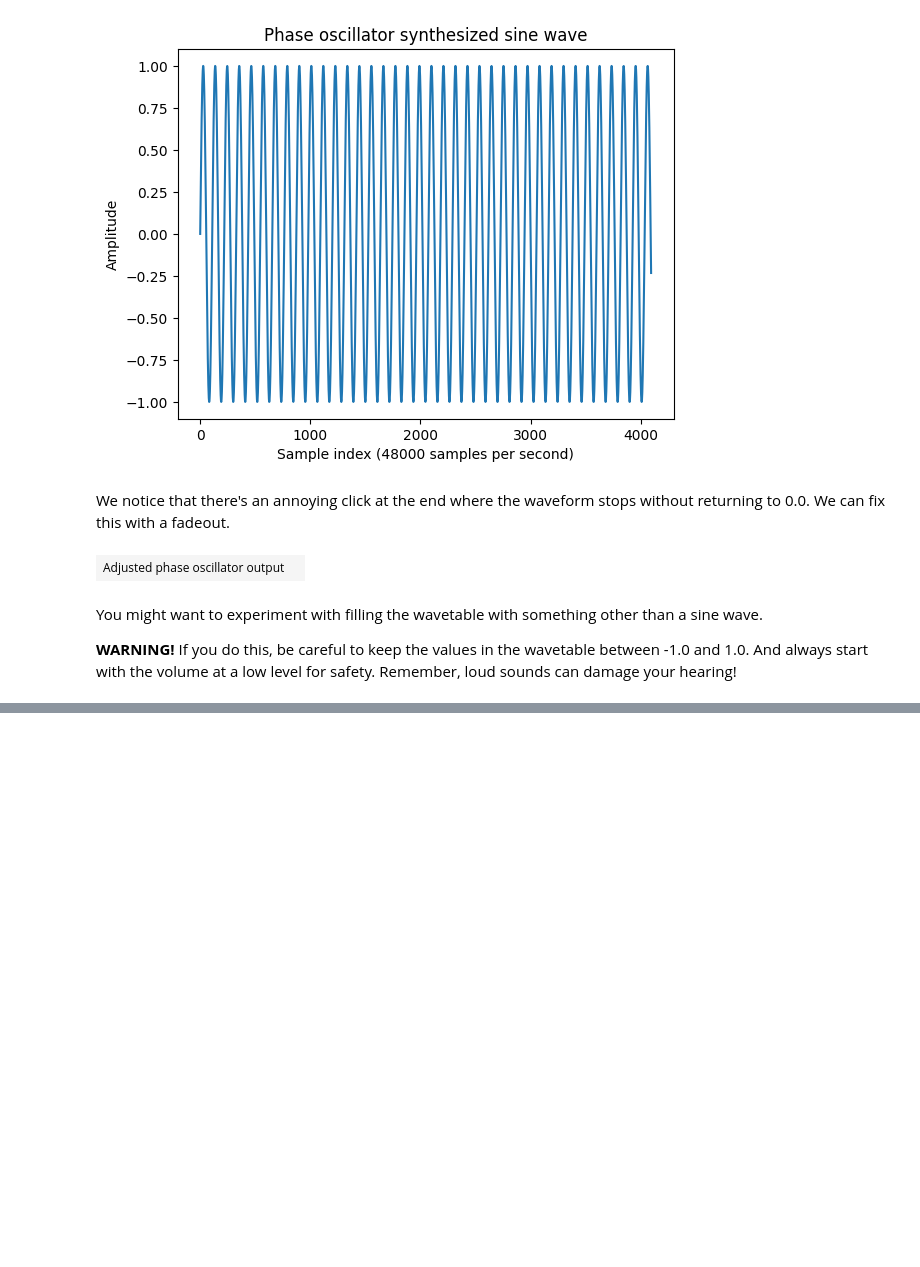
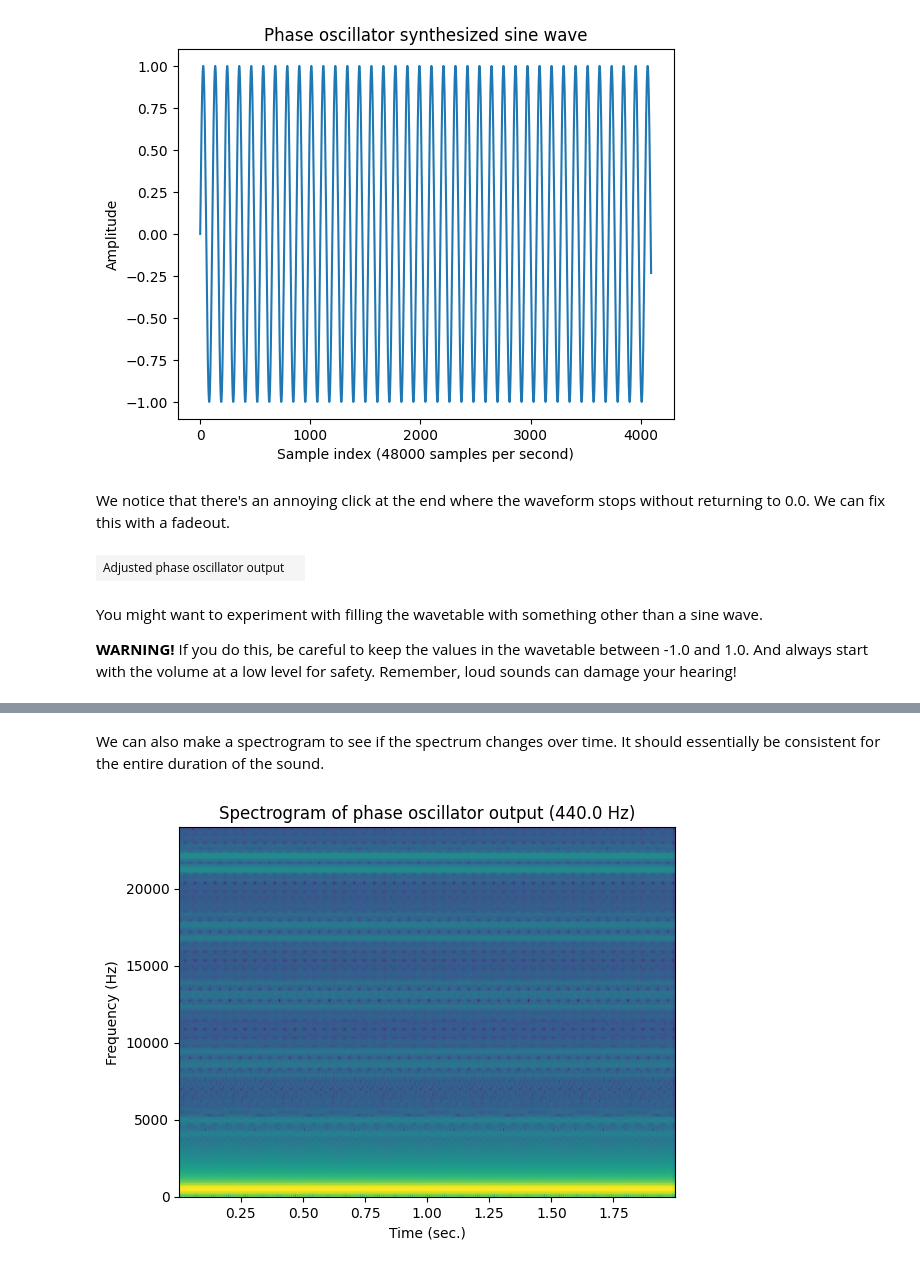
Before and after one commit to fleximeter/audio, a Jupyter notebook: notebooks/ece_402/phase_oscillator.ipynb, the cells around one changed output, grey strips where cells are left out. Saved outputs shown, nothing was run; the diff lists cells and outputs as text; code cells hidden in the pictures; blank space fills up the shorter version.

```diff
--- a/notebooks/ece_402/phase_oscillator.ipynb
+++ b/notebooks/ece_402/phase_oscillator.ipynb
@@ -90,0 +110,11 @@ You might want to experiment with filling the wavetable with something other tha
+# %% [markdown]
+We can also make a spectrogram to see if the spectrum changes over time. It should essentially be consistent for the entire duration of the sound.
+# %%
+fig, ax = plt.subplots()
+ax.specgram(output, Fs=generator_fs)
+ax.set_title(f"Spectrogram of phase oscillator output ({osc_freq} Hz)")
+ax.set_xlabel("Time (sec.)")
+ax.set_ylabel("Frequency (Hz)")
+plt.show()
+# %% [output]
+[figure, added]
```
Also changed, not shown: parts of 8 cells of this notebook.
